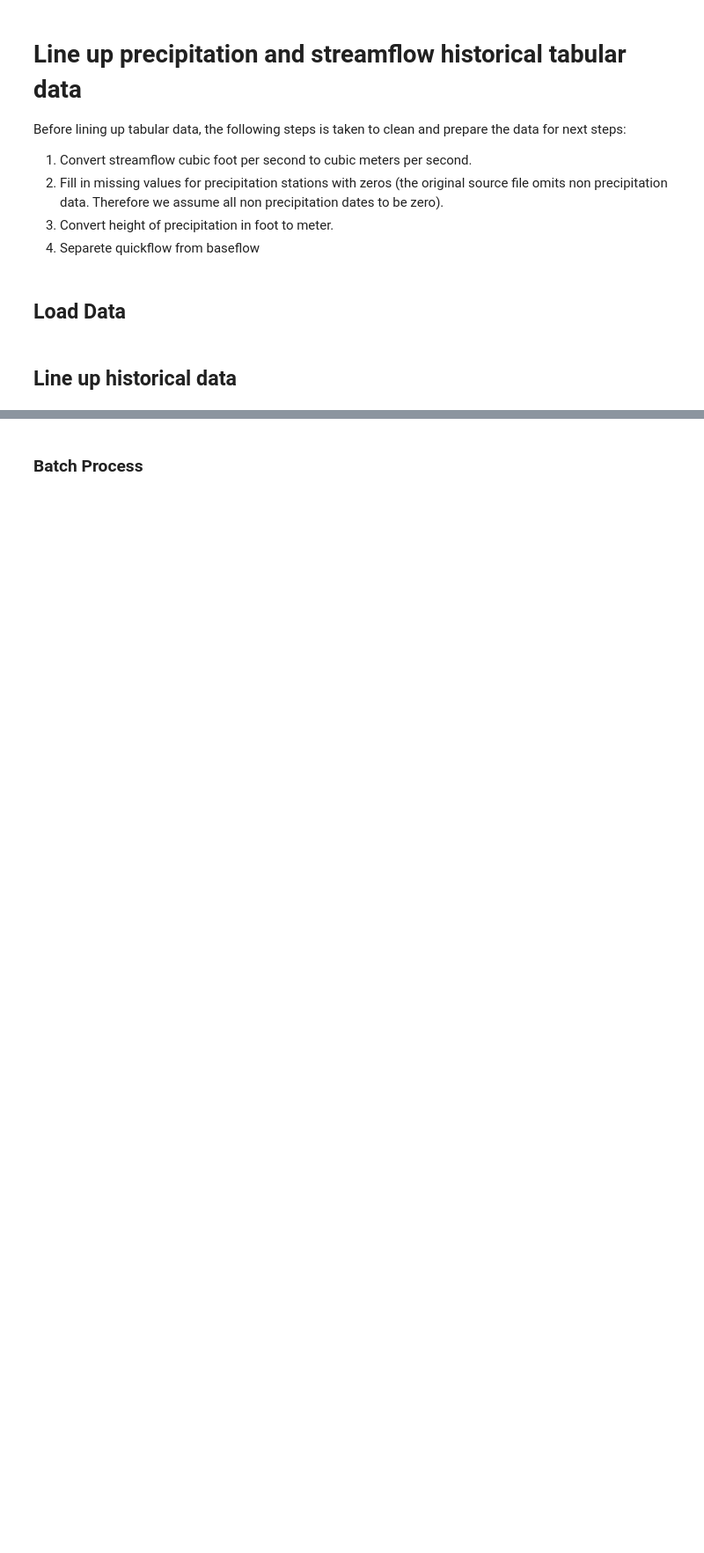
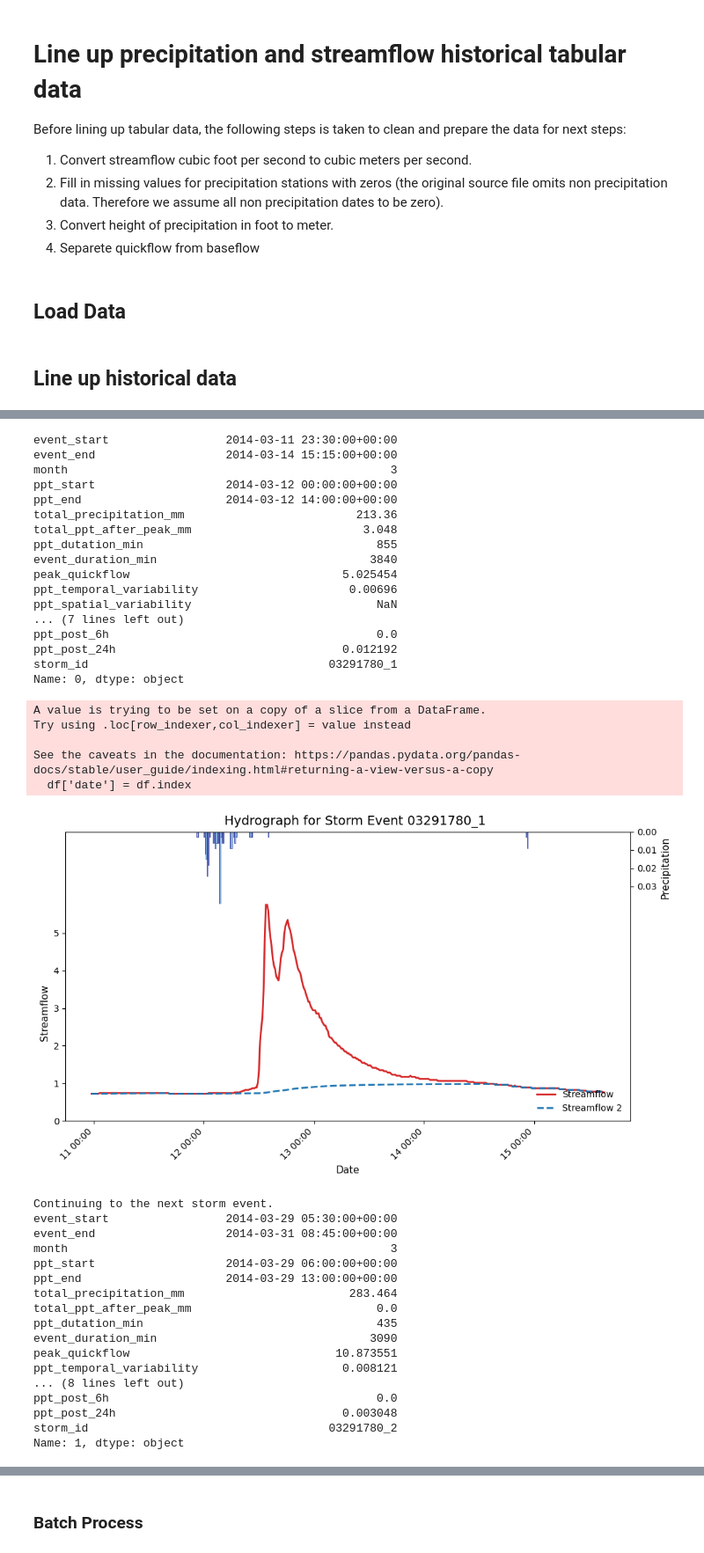
Before and after one commit to vpalvesalan/ML-ModClark-IUH-Model, a Jupyter notebook: notebooks/preprocessing/11_tabular_data_preprocessing.ipynb, the cells around one changed output, grey strips where cells are left out. Shown at 88% size. Drawn from its saved outputs; the diff is of its cells as text; code cells hidden in the pictures; blank space fills up the shorter version.

Commit message:
Define logic for baseflow separation

```diff
--- a/notebooks/preprocessing/11_tabular_data_preprocessing.ipynb
+++ b/notebooks/preprocessing/11_tabular_data_preprocessing.ipynb
@@ -124,5 +146,5 @@ def line_up_data(ws_gdf: gpd.GeoDataFrame, ppt_gdf: gpd.GeoDataFrame, streamflow
 # %%
+from random import randint
 streamflow_data_dir = project_root_path / 'data/bronze/tabular/streamflow'
 ppt_dir = project_root_path / 'data/silver/tabular/precipitation'
-lined_up_data, ws_id = line_up_data(ws_gdf_list[2], ppt_gdf, streamflow_data_dir, ppt_dir)
-lined_up_data.head()
+lined_up_data, ws_id = line_up_data(ws_gdf_list[randint(0,450)], ppt_gdf, streamflow_data_dir, ppt_dir)
@@ -138,4 +151,9 @@ lined_up_data.head()
 # %%
-lined_up_data['baseflow'] = lyne_hollick_filter(lined_up_data['discharge'])
-lined_up_data
+n_nan = lined_up_data['discharge'].isna().sum()
+print(f"Percentage of NaN values in discharge, for station watershed {ws_id}: {n_nan}")
+lined_up_data['discharge'] = lined_up_data['discharge'].ffill()
+lined_up_data['quickflow'] = lyne_hollick_filter(lined_up_data['discharge'], alpha=0.999)
+lined_up_data = pd.concat([lined_up_data.iloc[:,0:2], lined_up_data['quickflow'], lined_up_data.iloc[:,2:-1]], axis=1)
+lined_up_data['baseflow'] = lined_up_data['discharge'] - lined_up_data['quickflow']
+lined_up_data.set_index('date', inplace=True)
 # %% [output]
@@ -154,0 +161,4 @@ lined_up_data
+# %%
+deteced_storm_events = pd.DataFrame(hydrology.detect_storm_events(lined_up_data))
+deteced_storm_events['storm_id'] = [f'{ws_id}_{id}' for id in list(range(1,len(deteced_storm_events)+1))]
+print(f"\nNumber of storm events detected for watershed {ws_id}: {len(deteced_storm_events)}")
@@ -154,0 +167,63 @@ lined_up_data
+# %%
+if len(deteced_storm_events)  > 0:
+    for storm_ in deteced_storm_events.iterrows():
+        storm = storm_[1]
+        print(storm)
+        title = f"Hydrograph for Storm Event {storm['storm_id']}"
+        df = lined_up_data.loc[storm['event_start']-pd.Timedelta('1D'):storm['event_end']+ pd.Timedelta('1D')]
+        df['date'] = df.index
+        h_plot.hydrograph2(df,
+                    streamflow_col='discharge',
+                    time_col='date',
+                    precip_col='height',
+                    streamflow2_col='baseflow',
+                    title=title)
+        continue_input = input("Press Enter to continue to the next storm event or type 'exit' to stop: ")
+        if continue_input.lower() == 'exit':
+            print("Exiting the loop.")
+            break
+        else:
+            print("Continuing to the next storm event.")
+else:
+    print(f"No storm events detected for watershed {ws_id}.")
+# %% [output]
+event_start                 2014-03-11 23:30:00+00:00
+event_end                   2014-03-14 15:15:00+00:00
+month                                               3
+ppt_start                   2014-03-12 00:00:00+00:00
+ppt_end                     2014-03-12 14:00:00+00:00
+total_precipitation_mm                         213.36
+total_ppt_after_peak_mm                         3.048
+ppt_dutation_min                                  855
+event_duration_min                               3840
+peak_quickflow                               5.025454
+ppt_temporal_variability                      0.00696
+ppt_spatial_variability                           NaN
+... (7 lines left out)
+ppt_post_6h                                       0.0
+ppt_post_24h                                 0.012192
+storm_id                                   03291780_1
+Name: 0, dtype: object
+A value is trying to be set on a copy of a slice from a DataFrame.
+Try using .loc[row_indexer,col_indexer] = value instead
+
+See the caveats in the documentation: https://pandas.pydata.org/pandas-docs/stable/user_guide/indexing.html#returning-a-view-versus-a-copy
+  df['date'] = df.index
+[figure, added]
+Continuing to the next storm event.
+event_start                 2014-03-29 05:30:00+00:00
+event_end                   2014-03-31 08:45:00+00:00
+month                                               3
+ppt_start                   2014-03-29 06:00:00+00:00
+ppt_end                     2014-03-29 13:00:00+00:00
+total_precipitation_mm                        283.464
+total_ppt_after_peak_mm                           0.0
+ppt_dutation_min                                  435
+event_duration_min                               3090
+peak_quickflow                              10.873551
+ppt_temporal_variability                     0.008121
+... (8 lines left out)
+ppt_post_6h                                       0.0
+ppt_post_24h                                 0.003048
+storm_id                                   03291780_2
+Name: 1, dtype: object
```
Also changed, not shown: parts of 11 cells of this notebook.
